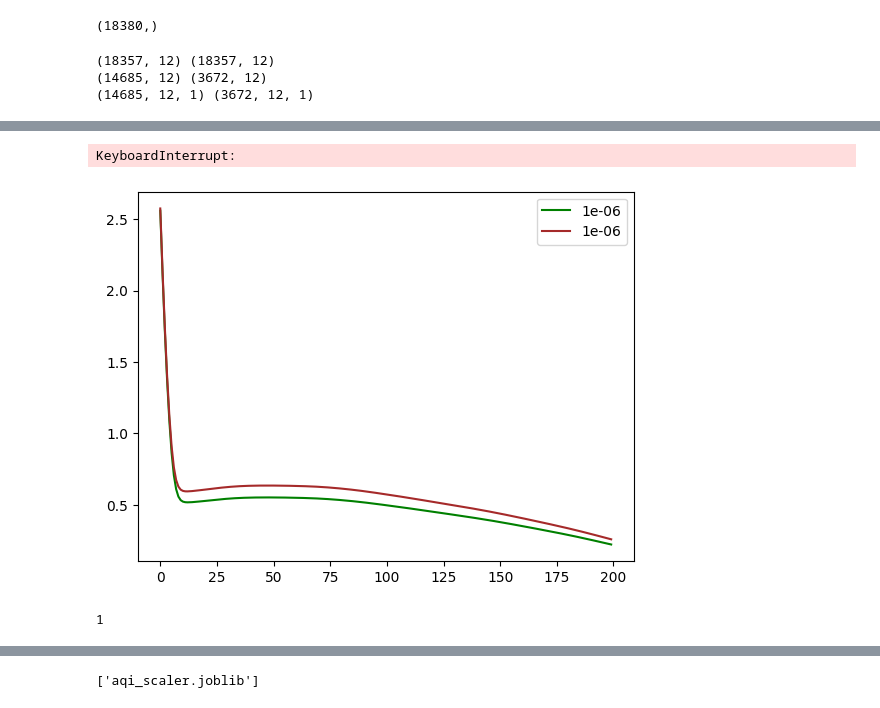
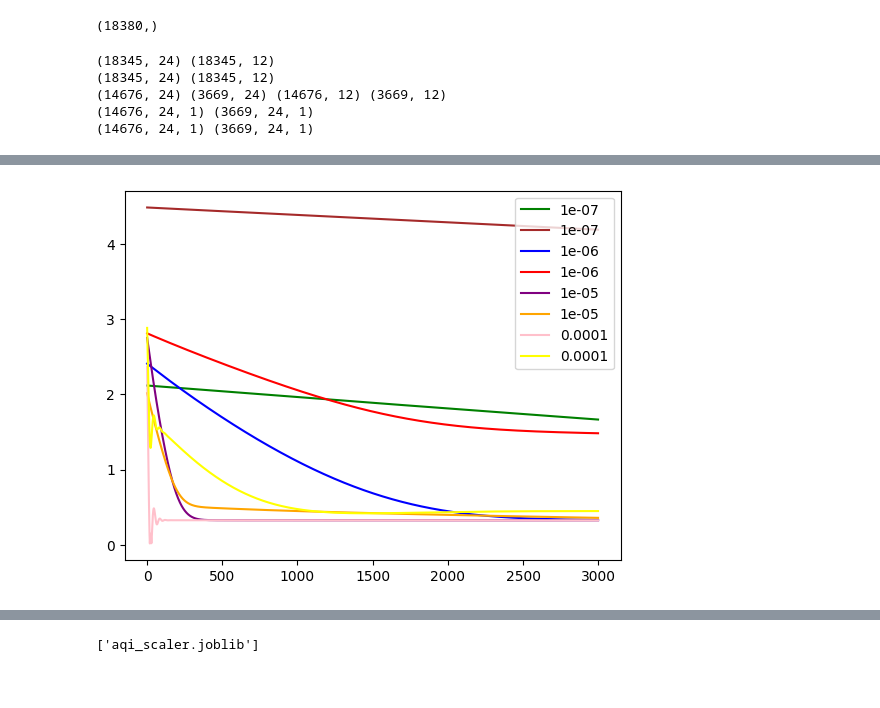
Before and after one commit to sashkaw/predict-aqi, a Jupyter notebook: ml/models/aqi_nowcast_model.ipynb, the cells around one changed output, grey strips where cells are left out. Cells and saved outputs as stored; diff of their text form; code cells hidden in the pictures.

Commit message:
Update model to accomodate more input timesteps

```diff
--- a/ml/models/aqi_nowcast_model.ipynb
+++ b/ml/models/aqi_nowcast_model.ipynb
@@ -557,7 +568,7 @@ def timeseries_to_supervised(sequence, n_steps_in, n_steps_out):
 
 # Choose a number of time steps
 #n_steps_in, n_steps_out = 48, 48 # Two days of NowCast data to forecast two days of NowCast data
-n_steps_in, n_steps_out = 12, 24 # Predicting nowcast for more than 12 hrs seems interesting
+n_steps_in, n_steps_out = 24, 12 # Steps in = one day, steps out = 1/2 day
 # Split original data into X and y
 # Make sure to remove the first `DIFFERENCE_INTERVAL` # of rows because
 # we want to eventually add it to the differenced forecast
@@ -565,7 +576,7 @@ n_steps_in, n_steps_out = 12, 24 # Predicting nowcast for more than 12 hrs seems
 # plus the raw value for X[t] is equal to yhat[t] in same units as original data
 # There is no forecast for the first `DIFFERENCE_INTERVAL` # of steps so we don't care about those samples
 X_raw, y_raw = timeseries_to_supervised(nowcast_clean.iloc[DIFFERENCE_INTERVAL:], n_steps_in, n_steps_out)
-#print(X_raw.shape, y_raw.shape)
+print(X_raw.shape, y_raw.shape)
 # Split differenced data into X and y
 X, y = timeseries_to_supervised(nowcast_diff, n_steps_in, n_steps_out)
 print(X.shape, y.shape) #X.shape[0] will be (n observations - steps_in - steps_out + 1)
@@ -573,7 +584,7 @@ print(X.shape, y.shape) #X.shape[0] will be (n observations - steps_in - steps_o
 
 # Split the X and y data into training data and testing data
 X_train, X_test, y_train, y_test = train_test_split(X, y, test_size=0.2, shuffle=False)
-print(X_train.shape, X_test.shape)
+print(X_train.shape, X_test.shape, y_train.shape, y_test.shape)
 
 # Split raw values into X, y test, train so that we can evaluate error later on
 # Make sure to set shuffle=False for timeseries
@@ -589,11 +600,13 @@ X_test = X_test.reshape((X_test.shape[0], X_test.shape[1], n_features))
 X_train_raw = X_train_raw.reshape((X_train_raw.shape[0], X_train_raw.shape[1], n_features))
 X_test_raw = X_test_raw.reshape((X_test_raw.shape[0], X_test_raw.shape[1], n_features))
 print(X_train.shape, X_test.shape)
-#print(X_train_raw.shape, X_test_raw.shape)
+print(X_train_raw.shape, X_test_raw.shape)
 # %% [output]
-(18357, 12) (18357, 12)
-(14685, 12) (3672, 12)
-(14685, 12, 1) (3672, 12, 1)
+(18345, 24) (18345, 12)
+(18345, 24) (18345, 12)
+(14676, 24) (3669, 24) (14676, 12) (3669, 12)
+(14676, 24, 1) (3669, 24, 1)
+(14676, 24, 1) (3669, 24, 1)
 # %%
 # Evaluate the model on a dataset, returns RMSE in transformed units
 def evaluate(model, X_scaled, X_raw_data, y_raw_data, scaler, batch_size):
@@ -604,7 +617,8 @@ def evaluate(model, X_scaled, X_raw_data, y_raw_data, scaler, batch_size):
     #predictions = list()
 
     # Invert scaling and differencing
-    yhat = invert_scale_diff(yhat=yhat_diff_scaled, prev=X_raw_data, scaler=scaler)
+    yhat = invert_scale_diff(yhat=yhat_diff_scaled, prev=X_raw_data, scaler=scaler, steps_in=n_steps_in, steps_out=n_steps_out)
+    #print(yhat.shape, y_raw_data.shape)
     # store forecast
     #predictions.append(yhat)
 
@@ -682,37 +696,39 @@ def fit_lstm(
     history['train'], history['test'] = train_rmse, test_rmse
     #print(train_rmse, test_rmse)
 
-    return history
+    return model, history
 # %%
 # Evaluate effect of learning rate:
 
 # Set parameters for model runs
-#repeats = 10
 n_batch = 32 # Note: Number of train and test samples must be divisible by the batch size
-n_epochs = 200 #was 500, takes 15 m with 10 epochs
-n_neurons = 100 # Was 1
+n_epochs = 3000
+n_neurons = 100
 #learning_rates = [0.0001]
-learning_rates = [0.000001, 0.00001, 0.0001, 0.001] # 0.0001 seems to be the best learning rate so far
-# UPDATE: It seems that the number of epochs was far too low to evaluate the effect of the learning rate, and the learning rate was too high,
-# thereby causing the weights to be updated past their optimal value and then 'explode' around 200 epochs
+learning_rates = [0.0000001, 0.000001, 0.00001, 0.0001] #0.00001 seems to be the best learning rate so far
+# Maybe look at fewer epochs, choose slighly lower than 0.00001 learning rate, and experment with regularization and # neurons
 regularizer = l2(0.1)
 train_colors = ['green', 'blue', 'purple', 'pink']
+#train_colors = ['green']
 test_colors = ['brown', 'red', 'orange', 'yellow']
+#test_colors = ['brown']
+
+# Dictionary to store model and history outputs
+model_history = collections.defaultdict()
 
 # Run diagnostic experiments
 def run():
-    # run diagnostic tests
-    #for i in range(repeats):
+    # Run diagnostic tests
     for i, rate in enumerate(learning_rates):
-        history = fit_lstm(
-            X_train_data=X_train,#[:2,:,],
-            X_test_data=X_test,#[:2,:,],
-            y_train_data=y_train,#[:2,],
-            y_test_data=y_test,#[:2,],
-            X_train_raw_data=X_train_raw,#[:2,:,],
-            X_test_raw_data=X_test_raw,#[:2,:,],
-            y_train_raw_data=y_train_raw,#[:2,],
-            y_test_raw_data=y_test_raw,#[:2,],
+        model, history = fit_lstm(
+            X_train_data=X_train[:2,:,],
+            X_test_data=X_test[:2,:,],
+            y_train_data=y_train[:2,],
+            y_test_data=y_test[:2,],
+            X_train_raw_data=X_train_raw[:2,:,],
+            X_test_raw_data=X_test_raw[:2,:,],
+            y_train_raw_data=y_train_raw[:2,],
+            y_test_raw_data=y_test_raw[:2,],
             scaler=scaler,
             batch_size=n_batch,
             nb_epoch=n_epochs,
@@ -720,11 +736,14 @@ def run():
             learning_rate=rate,
             reg=regularizer)
 
+        # Plot training and testing RMSE over epochs
         plt.plot(history['train'], color=train_colors[i], label=rate)
         plt.plot(history['test'], color=test_colors[i], label=rate)
         legend = plt.legend(loc='upper right')
         print('%d) TrainRMSE=%f, TestRMSE=%f' % (i, history['train'].iloc[-1], history['test'].iloc[-1]))
         plt.savefig('model_runs/nowcast_learning_rate_diagnostic.png')
+        # Save outputs
+        model_history[f'learning_rate_{rate}'] = [model, history]
 
 run()
 # %% [output]
@@ -748,6 +767 @@ run()
-KeyboardInterrupt:
-[figure, old version]
+[figure, new version]
-# %%
-X_train.shape[2]
-# %% [output]
-1
```
Also changed, not shown: parts of 19 cells of this notebook, 1 other file.
